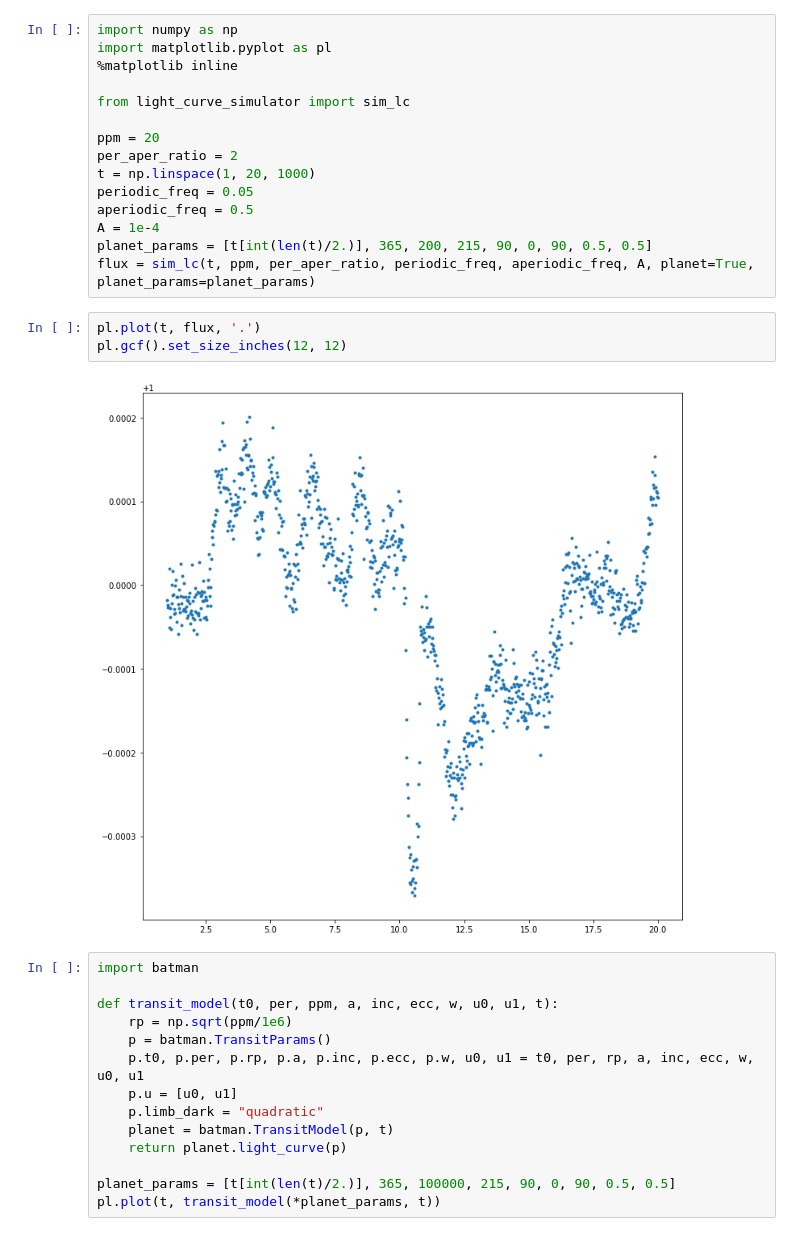
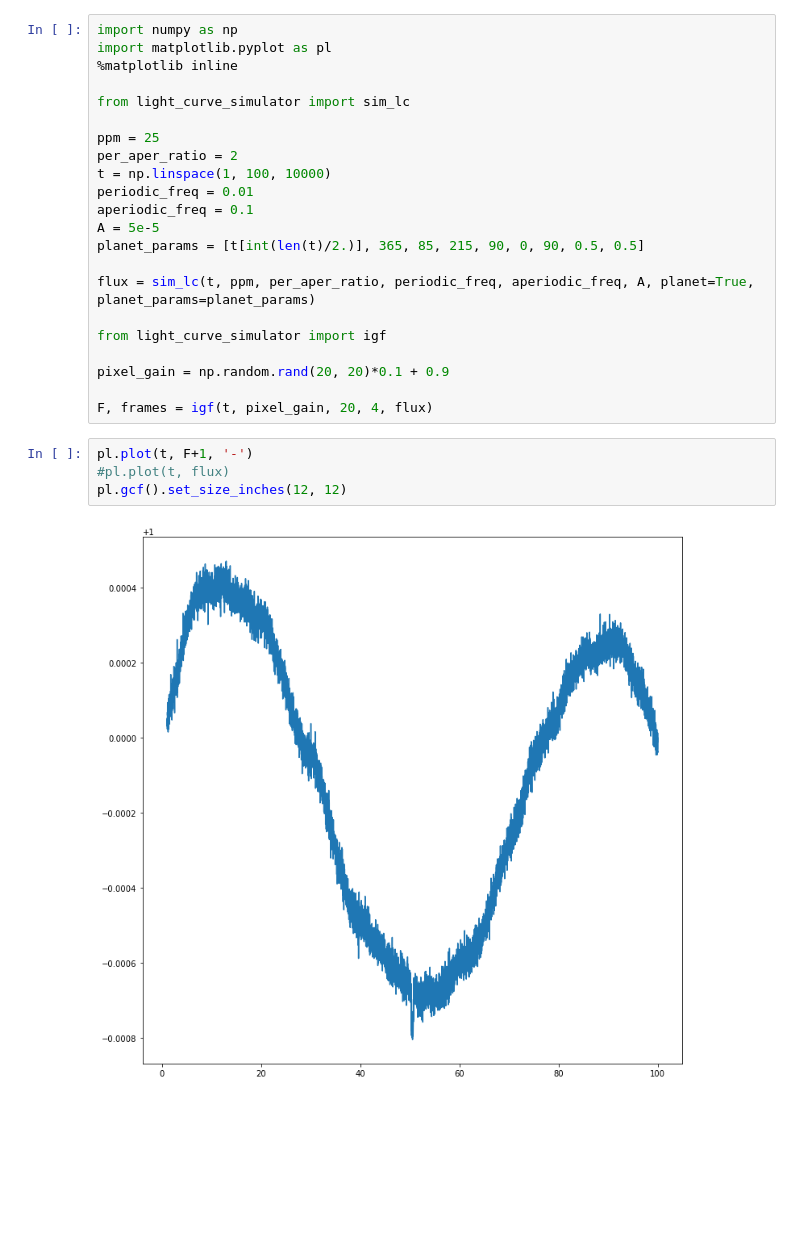
Before and after one commit to tagordon/lc_sim, a Jupyter notebook: light curve simulator.ipynb, the cells around one changed output. Cells and saved outputs as stored; diff of their text form; blank space fills up the shorter version.

Commit message:
added code to simulate intrapixel gain variation noise

```diff
--- a/light curve simulator.ipynb
+++ b/light curve simulator.ipynb
@@ -5,30 +5,24 @@ import matplotlib.pyplot as pl
 
 from light_curve_simulator import sim_lc
 
-ppm = 20
+ppm = 25
 per_aper_ratio = 2
-t = np.linspace(1, 20, 1000)
-periodic_freq = 0.05
-aperiodic_freq = 0.5
-A = 1e-4
-planet_params = [t[int(len(t)/2.)], 365, 200, 215, 90, 0, 90, 0.5, 0.5]
+t = np.linspace(1, 100, 10000)
+periodic_freq = 0.01
+aperiodic_freq = 0.1
+A = 5e-5
+planet_params = [t[int(len(t)/2.)], 365, 85, 215, 90, 0, 90, 0.5, 0.5]
+
 flux = sim_lc(t, ppm, per_aper_ratio, periodic_freq, aperiodic_freq, A, planet=True, planet_params=planet_params)
+
+from light_curve_simulator import igf
+
+pixel_gain = np.random.rand(20, 20)*0.1 + 0.9
+
+F, frames = igf(t, pixel_gain, 20, 4, flux)
 # %%
-pl.plot(t, flux, '.')
+pl.plot(t, F+1, '-')
+#pl.plot(t, flux)
 pl.gcf().set_size_inches(12, 12)
 # %% [output]
-[figure, old version]
+[figure, new version]
-# %%
-import batman
-
-def transit_model(t0, per, ppm, a, inc, ecc, w, u0, u1, t):
-    rp = np.sqrt(ppm/1e6)
-    p = batman.TransitParams()
-    p.t0, p.per, p.rp, p.a, p.inc, p.ecc, p.w, u0, u1 = t0, per, rp, a, inc, ecc, w, u0, u1
-    p.u = [u0, u1]
-    p.limb_dark = "quadratic"
-    planet = batman.TransitModel(p, t)
-    return planet.light_curve(p)
-
-planet_params = [t[int(len(t)/2.)], 365, 100000, 215, 90, 0, 90, 0.5, 0.5]
-pl.plot(t, transit_model(*planet_params, t))
```
Also changed, not shown: parts of 1 cell of this notebook, 1 other file.
